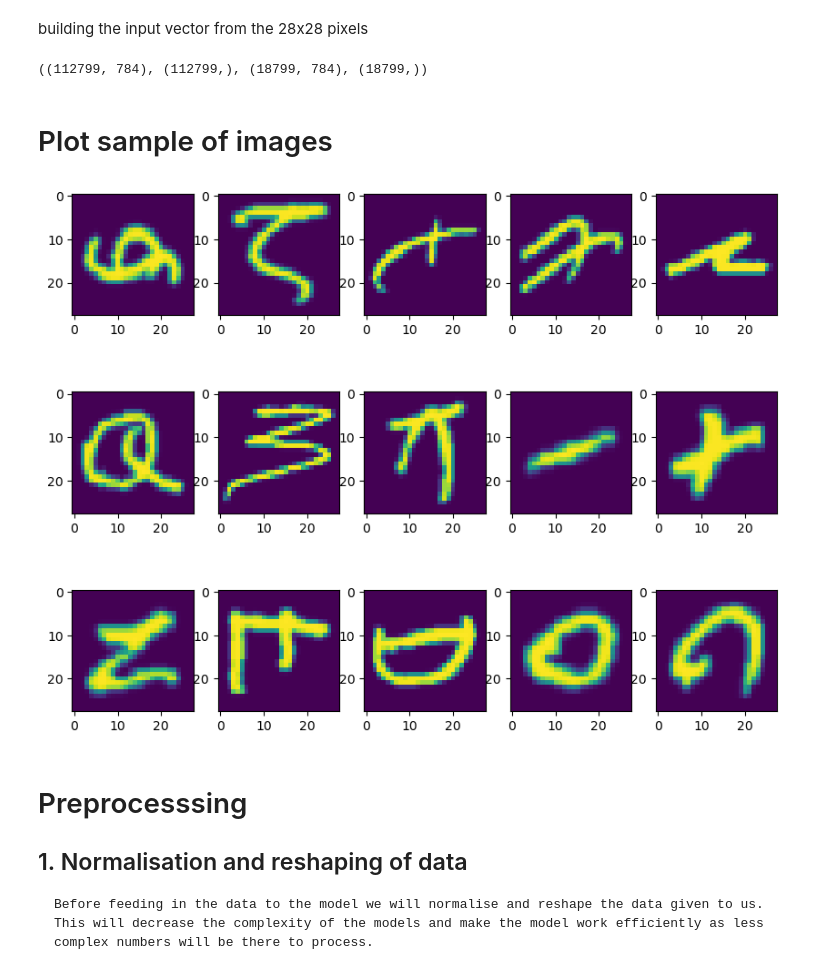
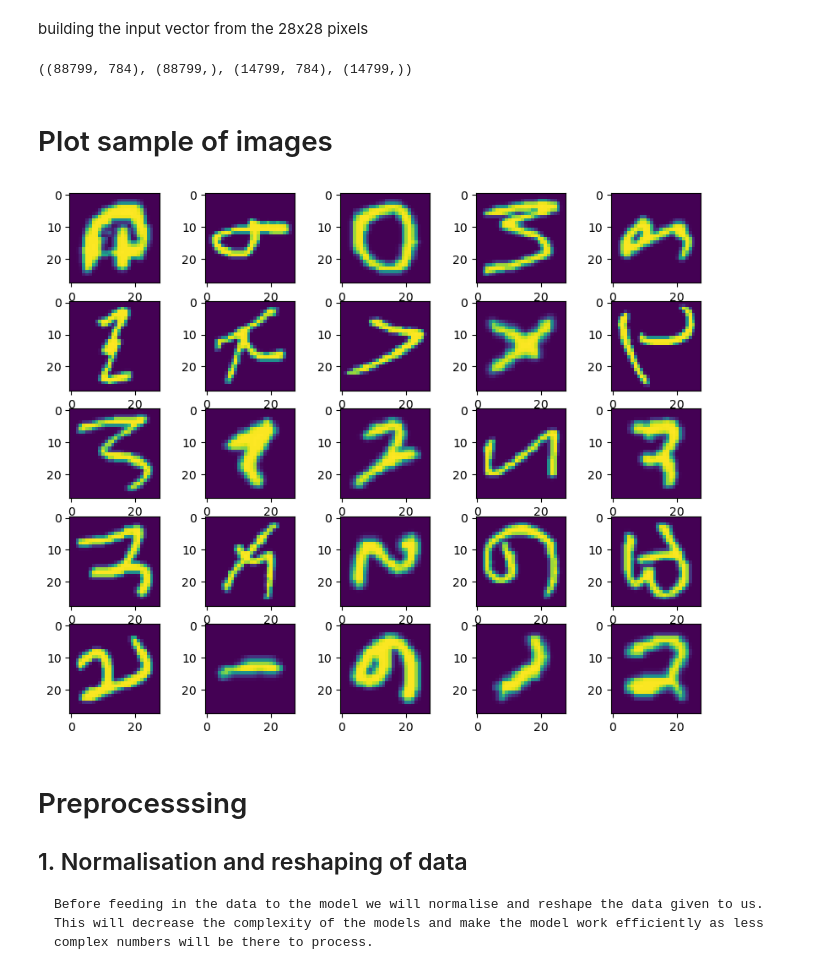
Before and after one commit to jmdtanalyst/CA01_Sem_02_MSc_Data_Analytics, a Jupyter notebook: CNN_Eircode_Mail_Classification.ipynb, the cells around one changed output. Cells and saved outputs as stored; diff of their text form; code cells hidden in the pictures.

```diff
--- a/CNN_Eircode_Mail_Classification.ipynb
+++ b/CNN_Eircode_Mail_Classification.ipynb
@@ -16,8 +18,8 @@ import pandas as pd
 # %% [markdown]
 loading the dataset
 # %%
-Train_set = pd.read_csv("emnist\emnist-balanced-train.csv")
-Test_set =  pd.read_csv("emnist\emnist-balanced-test.csv")
+Train_set = pd.read_csv("emnist\emnist-letters-train.csv")
+Test_set =  pd.read_csv("emnist\emnist-letters-test.csv")
 # %%
 Train_set.shape, Test_set.shape
 # %% [output]
@@ -37,15 +39,15 @@ y_test = np.array(Test_set.iloc[:,0].values)
 
 X_train.shape, y_train.shape, X_test.shape, y_test.shape
 # %% [output]
-((112799, 784), (112799,), (18799, 784), (18799,))
+((88799, 784), (88799,), (14799, 784), (14799,))
 # %% [markdown]
 # Plot sample of images
 # %%
-fig,axes = plt.subplots(3,5,figsize=(10,8))
+fig,axes = plt.subplots(5,5,figsize=(10,8))
 for i,ax in enumerate(axes.flat):
     ax.imshow(X_train[i].reshape([28,28]))
 # %% [output]
-[figure, old version]
+[figure, new version]
 # %% [markdown]
 
 # Preprocesssing
```
Also changed, not shown: parts of 12 cells of this notebook, 17 other files.
